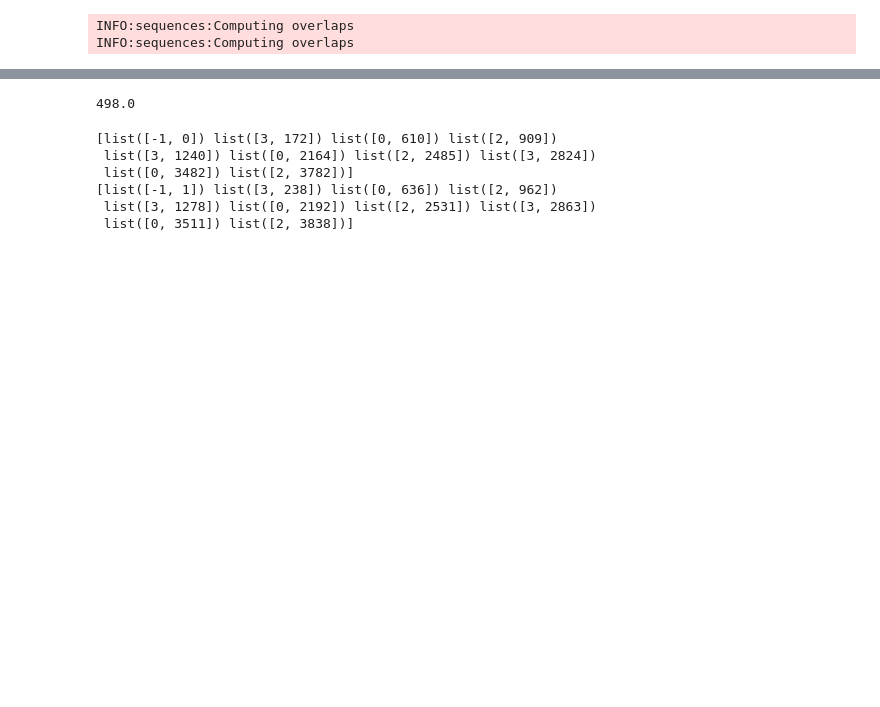
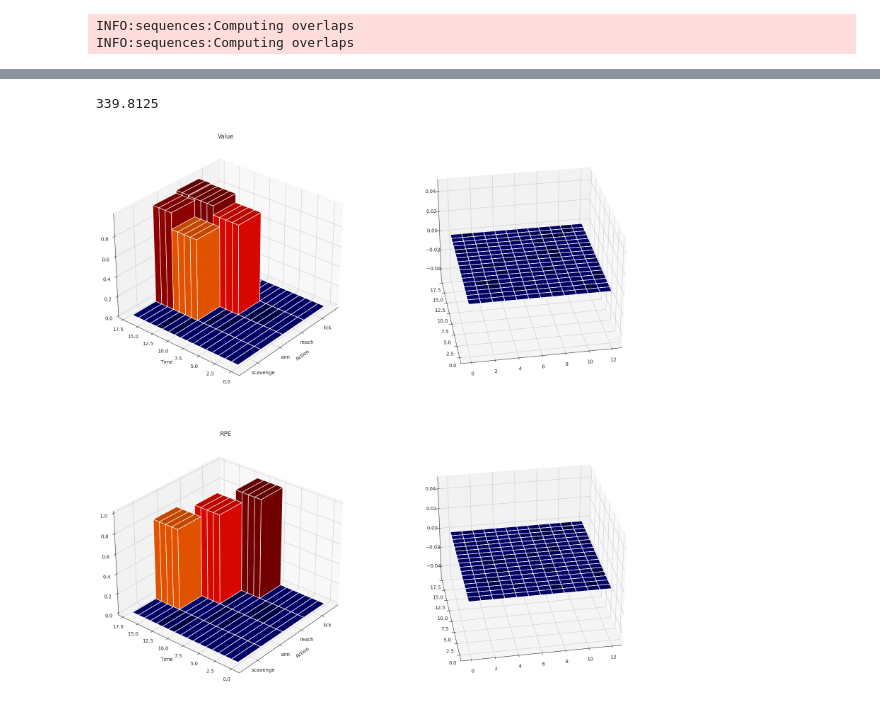
Before and after one commit to jp464/striatal-sequence, a Jupyter notebook: figures/article/1/notebook-ctx-str-network.ipynb, the cells around one changed output, grey strips where cells are left out. Drawn from its saved outputs; the diff is of its cells as text; code cells hidden in the pictures; blank space fills up the shorter version.

```diff
--- a/figures/article/1/notebook-ctx-str-network.ipynb
+++ b/figures/article/1/notebook-ctx-str-network.ipynb
@@ -40,11 +40,12 @@ init_inputs = [np.zeros(ctx.size),
                np.zeros(d1.size)]
 input_patterns = [p[0] for p in patterns]
 
-T=20 #ms
+T=5 #ms
 mouse = ReachingTask()
 network.simulate_learning(mouse, T, init_inputs, input_patterns, plasticity,
                           delta_t=300, eta=0.05, tau_e=800, lamb=0.3,
-                          noise=[0.13,0.13,0.13], a_cf=0, e_bl = [0.055,0.025,0.04,0.07], etrace=False, #[0.05,0.003,0.045,0.07]
+                          noise=[0.13,0.13,0.13], a_cf=0, e_bl = [0.055,0.022,0.04,0.07],
+                          alpha=0.9, gamma=1, etrace=False, #[0.05,0.003,0.045,0.07]
                           hyper=False, r_ext=[lambda t:0, lambda t: .5], print_output=True)
 # %% [output]
 INFO:network:Integrating network dynamics
@@ -120,14 +134,62 @@ def temporal_diff(A, B, max_iter):
 
 temporal_diff(mouse.behaviors[0], mouse.behaviors[1], 100)
 # %% [output]
-498.0
+339.8125
-# %%
-print(mouse.behaviors[0][0:10])
-print(mouse.behaviors[1][0:10])
-# %% [output]
-[list([-1, 0]) list([3, 172]) list([0, 610]) list([2, 909])
- list([3, 1240]) list([0, 2164]) list([2, 2485]) list([3, 2824])
- list([0, 3482]) list([2, 3782])]
-[list([-1, 1]) list([3, 238]) list([0, 636]) list([2, 962])
- list([3, 1278]) list([0, 2192]) list([2, 2531]) list([3, 2863])
- list([0, 3511]) list([2, 3838])]
+# %%
+import matplotlib.pyplot as plt
+import matplotlib.cm as cm
+
+
+def create_grid(len_x, len_y):
+    _x, _y = np.arange(len_x), np.arange(len_y)
+    _xx, _yy = np.meshgrid(_x, _y)
+    return _xx.ravel(), _yy.ravel()
+
+def plot_3d_bar(V, idxs):
+    x, y = create_grid(len(idxs), V.shape[1])
+    top = V[idxs,:].reshape(-1, order='F')
+    bottom = np.zeros_like(top)
+    width = depth = 1
+    cmap = cm.get_cmap('jet')
+    max_height = 1
+    min_height = 0
+    rgba = [cmap((k-min_height)/max_height) for k in top]
+
+    return x, y, bottom, width, depth, top, rgba
+
+x0, y0, b0, w0, d0, t0, color0 = plot_3d_bar(mouse.values, [3,4,9,10])
+x1, y1, b1, w1, d1, t1, color1 = plot_3d_bar(mouse.values, [i for i in range(16) if i not in [3,4,9,10]])
+x2, y2, b2, w2, d2, t2, color2 = plot_3d_bar(mouse.rpes, [3,4,9,10])
+x3, y3, b3, w3, d3, t3, color3 = plot_3d_bar(mouse.rpes, [i for i in range(16) if i not in [3,4,9,10]])
+
+fig = plt.figure(figsize=(20, 20))
+ax1 = fig.add_subplot(221, projection='3d')
+ax2 = fig.add_subplot(222, projection='3d')
+ax3 = fig.add_subplot(223, projection='3d')
+ax4 = fig.add_subplot(224, projection='3d')
+column_names = ['scavenge', 'aim', 'reach', 'lick']
+ticksx = np.array([0.5, 1.5, 2.5, 3.5])
+ax1.set_xticks(ticksx, column_names)
+ax1.bar3d(x0, y0, b0, w0, d0, t0, shade=True, color=color0)
+ax1.set_title('Value')
+ax1.set_xlabel('Action')
+ax1.set_ylabel('Time')
+ax1.set_zlabel('V')
+ax1.set_xticks(ticksx, column_names)
+ax1.view_init(30, -140)
+ax2.bar3d(x1, y1, b1, w1, d1, t1, shade=True, color=color1)
+ax2.view_init(30, -100)
+ax3.set_xticks(ticksx, column_names)
+ax3.bar3d(x2, y2, b2, w2, d2, t2, shade=True, color=color2)
+ax3.set_title('RPE')
+ax3.set_xlabel('Action')
+ax3.set_ylabel('Time')
+ax3.set_zlabel('V')
+ax3.set_xticks(ticksx, column_names)
+ax3.view_init(30, -140)
+ax4.bar3d(x3, y3, b3, w3, d3, t3, shade=True, color=color3)
+ax4.view_init(30, -100)
+plt.savefig('/work/jp464/striatum-sequence/output/RPE-simulation.jpg', bbox_inches = "tight", format='jpg')
+plt.show()
+# %% [output]
+[figure, added]
```
Also changed, not shown: parts of 2 cells of this notebook, 18 other files.
